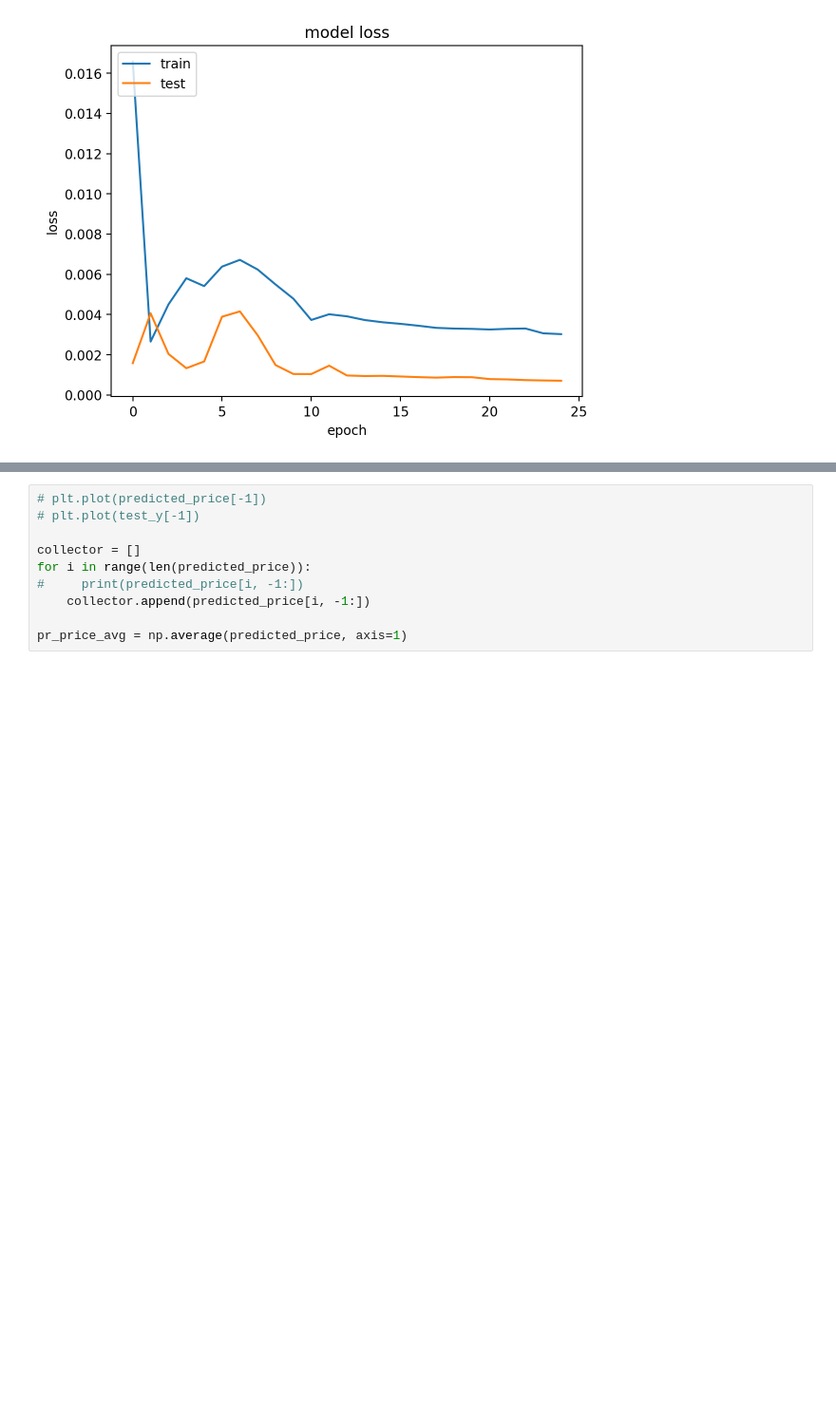
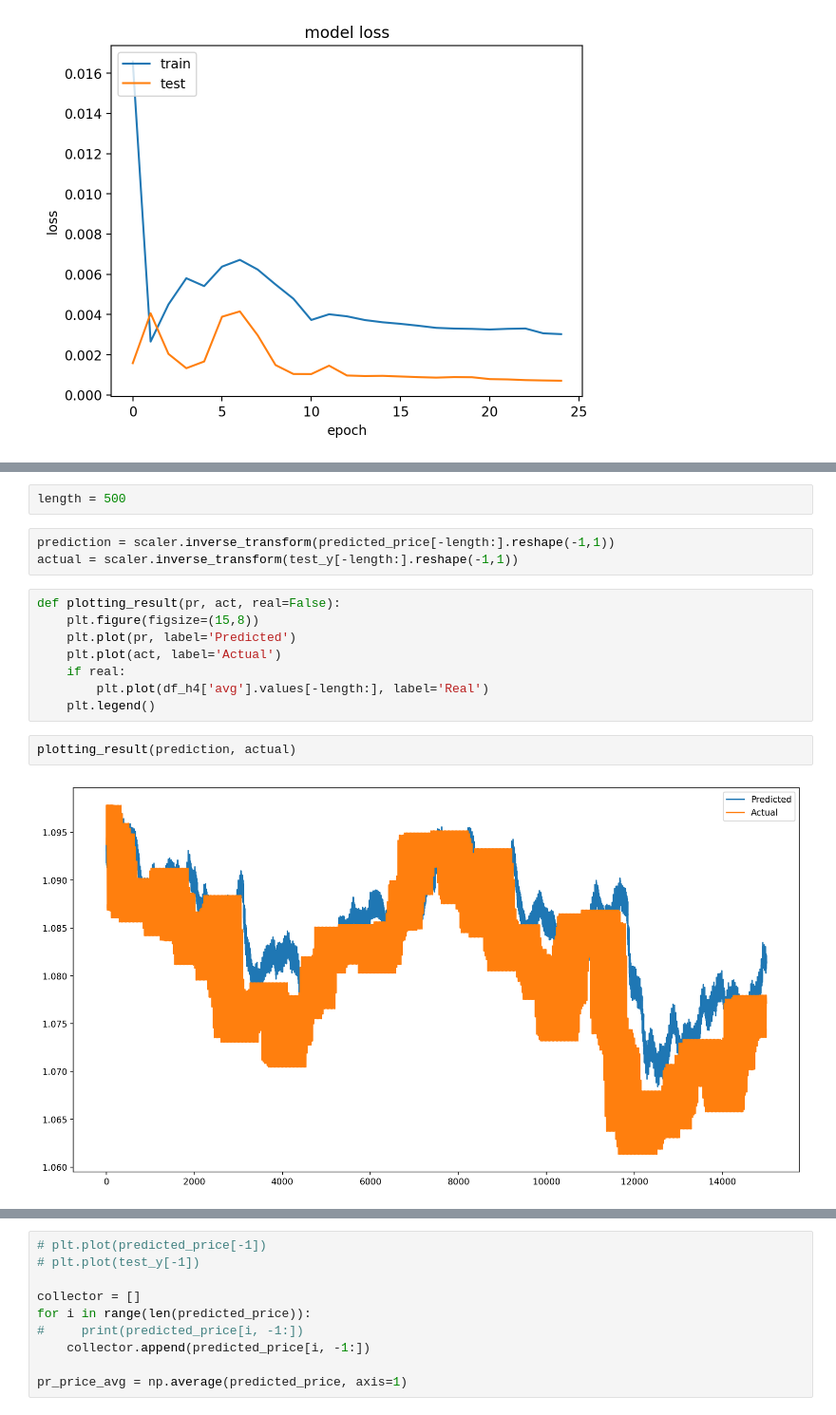
Before and after one commit to Iftekhar-mobin/Make_Money_with_Tensorflow_2.0, a Jupyter notebook: forexPredictor/Main_______Multivariate_Multi_Step_Single_output.ipynb, the cells around one changed output, grey strips where cells are left out. Shown at 95% size. Drawn from its saved outputs; the diff is of its cells as text; blank space fills up the shorter version.

Commit message:
prediction_complete

```diff
--- a/forexPredictor/Main_______Multivariate_Multi_Step_Single_output.ipynb
+++ b/forexPredictor/Main_______Multivariate_Multi_Step_Single_output.ipynb
@@ -276,0 +277,17 @@ predicted_price = model.predict(test_X)
+# %%
+length = 500
+# %%
+prediction = scaler.inverse_transform(predicted_price[-length:].reshape(-1,1))
+actual = scaler.inverse_transform(test_y[-length:].reshape(-1,1))
+# %%
+def plotting_result(pr, act, real=False):
+    plt.figure(figsize=(15,8))
+    plt.plot(pr, label='Predicted')
+    plt.plot(act, label='Actual')
+    if real:
+        plt.plot(df_h4['avg'].values[-length:], label='Real')
+    plt.legend()
+# %%
+plotting_result(prediction, actual)
+# %% [output]
+[figure, added]
```
Also changed, not shown: parts of 7 cells of this notebook.
